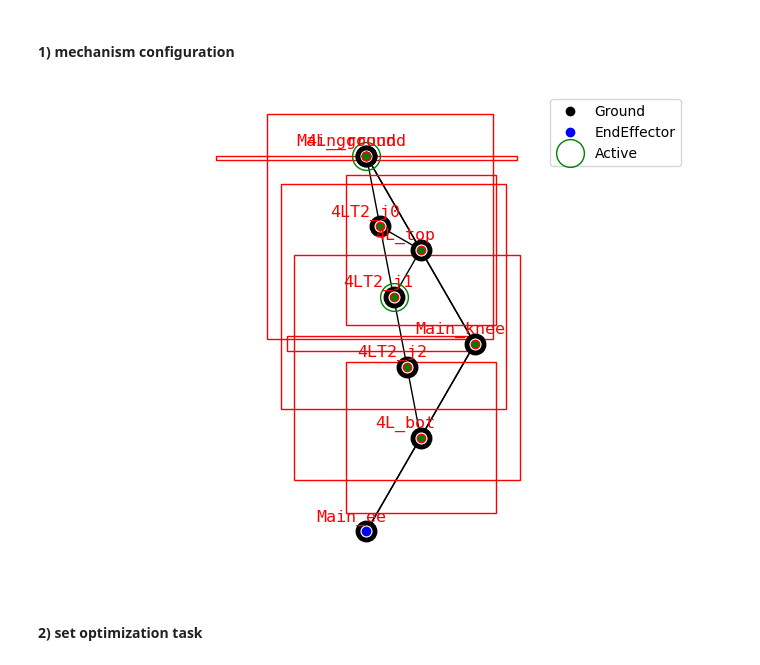
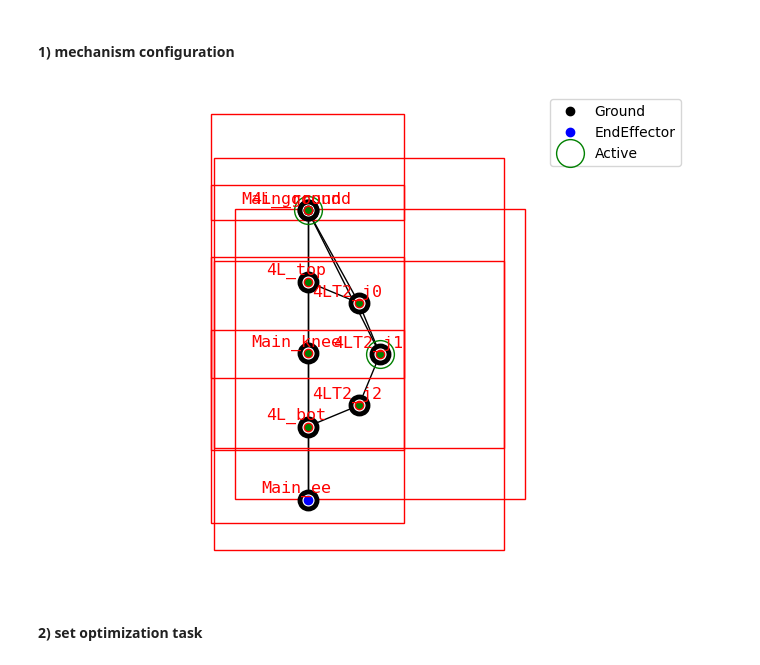
Before and after one commit to LicAiBeerLab/auto-robotics-design, a Jupyter notebook: apps/optimize/single_topology_optimization.ipynb, the cells around one changed output. Drawn from its saved outputs; the diff is of its cells as text; code cells hidden in the pictures.

```diff
--- a/apps/optimize/single_topology_optimization.ipynb
+++ b/apps/optimize/single_topology_optimization.ipynb
@@ -33,22 +33,22 @@ from auto_robot_design.description.builder import ParametrizedBuilder, DetailedU
 # %%
 generator = TwoLinkGenerator()
 all_graphs = generator.get_standard_set(shift=0.)
-graph, constrain_dict = all_graphs[3]
+graph, constrain_dict = all_graphs[5]
 
 # generator = TwoLinkGenerator2()
 # generator.build_standard_two_linker(l1=0.3, q1 = np.pi/6, q2 = -np.pi/3)
 # generator.build_five_bar(ground_shift=[0,0],secondary_hip_length=0.3,secondary_q1=-np.pi/3,connection_shift=[0.05,0.05])
 # graph= generator.graph
 
 #constrain_dict = generator.constrain_dict
 actuator = TMotor_AK10_9()
 thickness = 0.04
 builder = ParametrizedBuilder(DetailedURDFCreatorFixedEE, size_ground=np.array(
     [thickness*5, thickness*10, thickness*2]), actuator=actuator,thickness=thickness)
 draw_joint_point(graph)
 visualize_constrains(graph, constrain_dict)
 # %% [output]
-[figure, old version]
+[figure, new version]
 # %% [markdown]
 #### 2) set optimization task
 # %%
```
Also changed, not shown: 4 other files.
